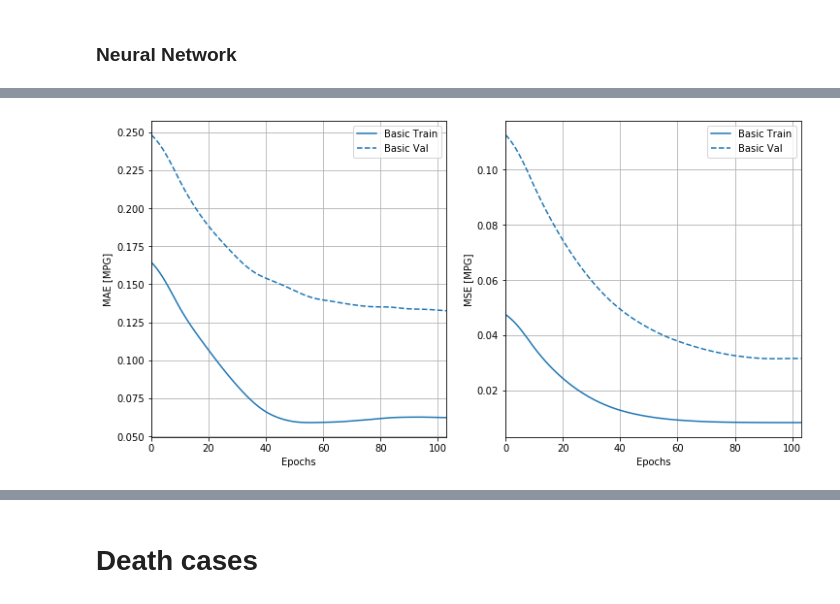
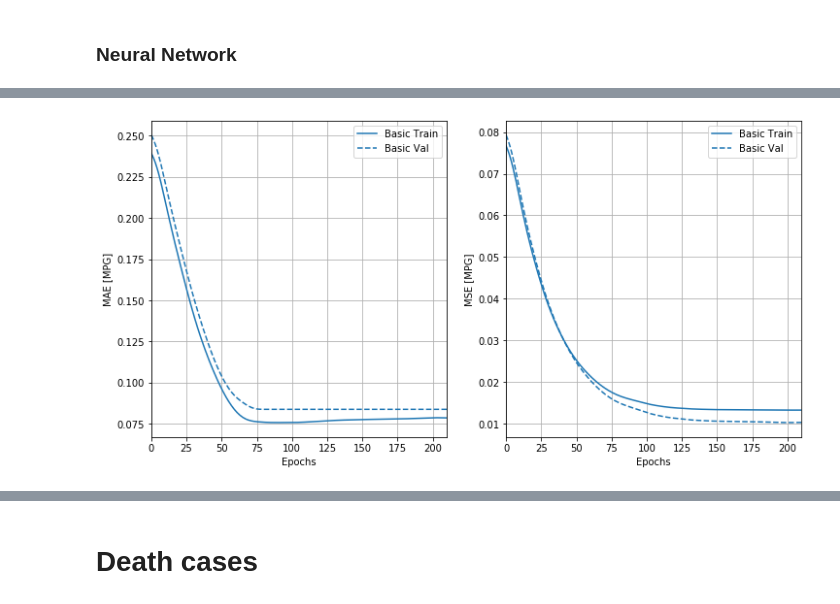
Before and after one commit to MasterFinHEC/ADA_Project, a Jupyter notebook: Covid_Analysis_Start.ipynb, the cells around one changed output, grey strips where cells are left out. Cells and saved outputs as stored; diff of their text form; code cells hidden in the pictures.

```diff
--- a/Covid_Analysis_Start.ipynb
+++ b/Covid_Analysis_Start.ipynb
@@ -559,29 +315,0 @@ plt.show()
-# %%
-# Finding first case
-nonZero = []
-for country in y.index:
-    for date in y.columns:
-        if y.loc[country,date] != 0:
-            index = y.columns.get_loc(date)
-            nonZero.append(index)
-            break
-fig = plt.figure(figsize=[12,6])
-plt.plot(nonZero,allData['Distance'],'.')
-plt.title('First Cases in each country')
-plt.xlabel('Days since first case in Wuhan')
-plt.ylabel('Distance from Wuhan in km')
-
-count = 0
-for x,z in zip(nonZero,allData['Distance']):
-
-    label = y.index[count]
-
-    plt.annotate(label, # this is the text
-                 (x,z), # this is the point to label
-                 textcoords="offset points", # how to position the text
-                 xytext=(0,10), # distance from text to points (x,y)
-                 ha='center')
-    count += 1
-plt.axvline(x = 13)
-plt.axvline(x = 30)
-plt.show()
@@ -608,4 +318,3 @@ corrCountry
 # %%
-InonZero = pd.DataFrame(np.array(InonZero),index = countries, columns= {'First Case'})
+nonZero = pd.DataFrame(np.array(nonZero),index = countries, columns= {'First Case'})
+Data = Data.join(nonZero)
-# %%
-Data = Data.join(InonZero)
@@ -1031,7 +829,7 @@ early_stop = keras.callbacks.EarlyStopping(monitor='val_loss', patience=10)
 
 # Fitting the model
 FitModel = model.fit(
-  Data.loc[TrainSplit], OptiParam.loc[TrainSplit, ['K','L']],
-  epochs=EPOCHS, validation_split = 0.1, verbose=0,
+  Data.loc[TrainSplit].astype(float), OptiParam.loc[TrainSplit, ['K','L']],
+  epochs=EPOCHS, validation_split = 0.1, verbose=1,
   callbacks=[early_stop])
 # %% [output]
@@ -1047,21 +853,21 @@ Use tf.cast instead.
 # %%
 import tensorflow_docs.plots
 # 4. Ploting the Loss
 # ***************************************************************************************
 plotter = tfdocs.plots.HistoryPlotter(smoothing_std=2)
 
 fig = plt.figure(figsize=(12,6))
 plt.subplot(121)
-plotter.plot({'Basic': FitModel}, metric = "mean_absolute_error")
+plotter.plot({'Basic': FitModel}, metric = "mae")
 
 plt.ylabel('MAE [MPG]')
 plt.subplot(122)
-plotter.plot({'Basic': FitModel}, metric = "mean_squared_error")
+plotter.plot({'Basic': FitModel}, metric = "mse")
 
 plt.ylabel('MSE [MPG]')
 plt.show()
 # %% [output]
-[figure, old version]
+[figure, new version]
 # %%
 # 5. Evaluating the model
 # **************************************************************************************
```
Also changed, not shown: parts of 124 cells of this notebook, 11 other files.
